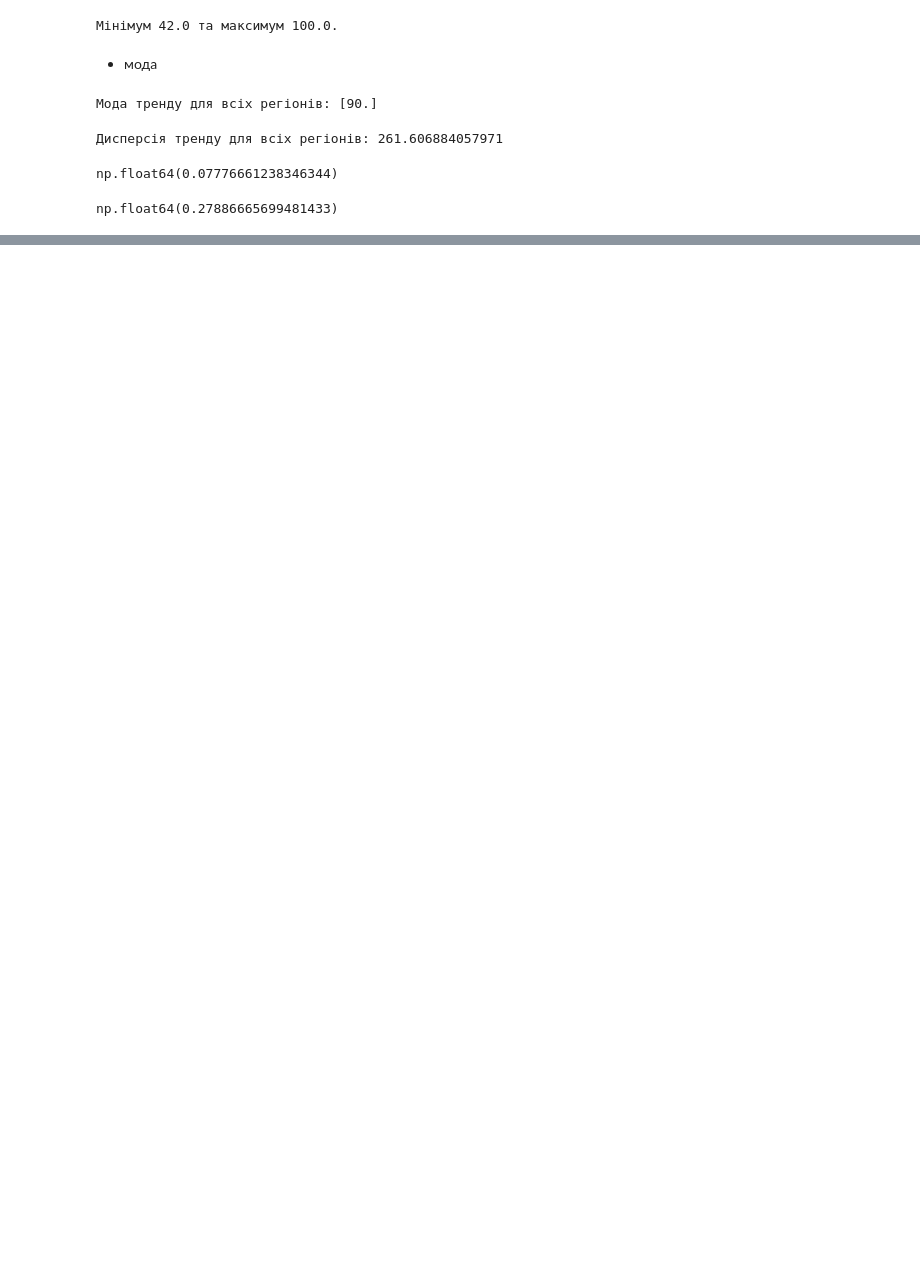
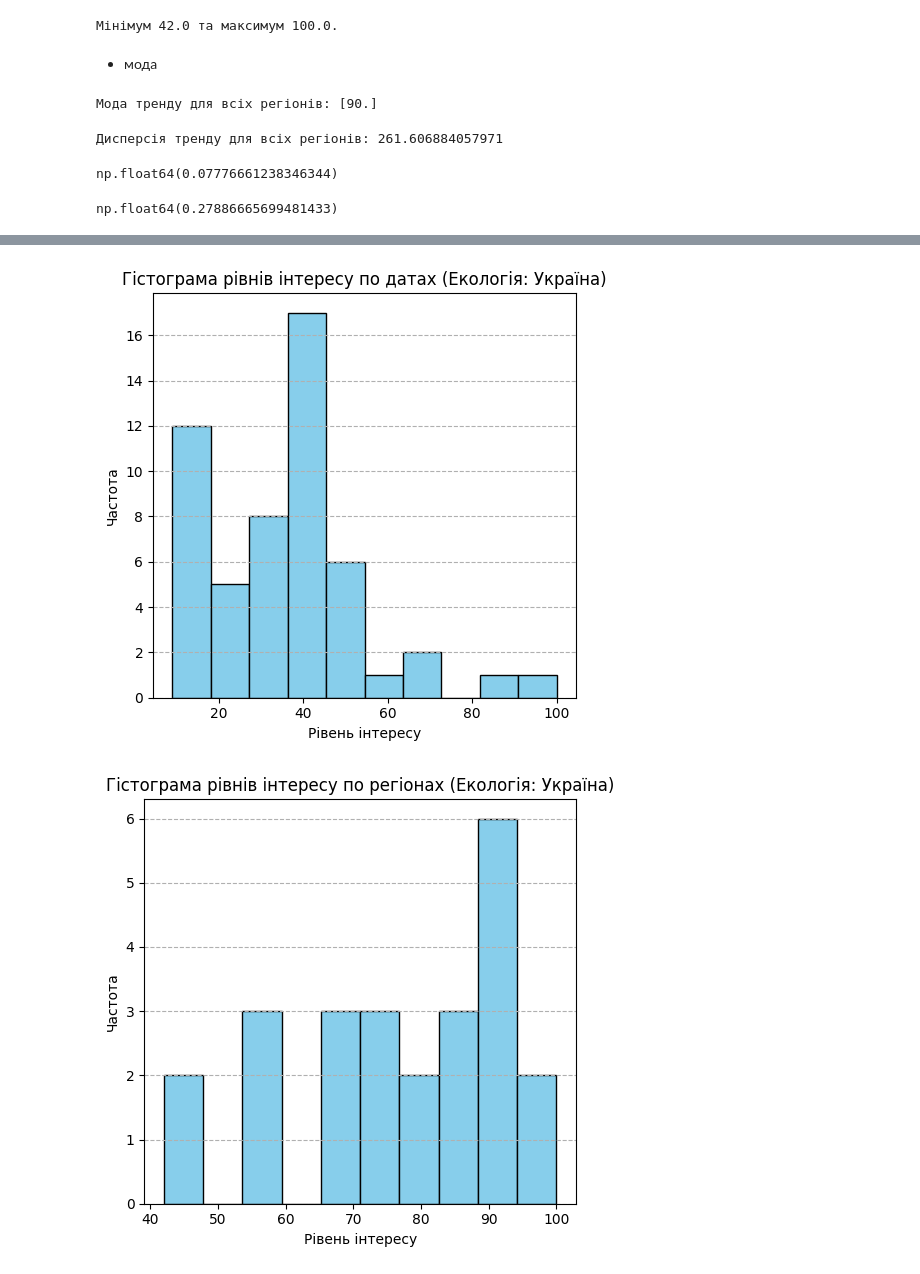
Before and after one commit to arc-lena/bloom, a Jupyter notebook: statistics/vika.ipynb, the cells around one changed output, grey strips where cells are left out. Saved outputs shown, nothing was run; the diff lists cells and outputs as text; code cells hidden in the pictures; blank space fills up the shorter version.

```diff
--- a/statistics/vika.ipynb
+++ b/statistics/vika.ipynb
@@ -84,0 +103,21 @@ np.float64(0.27886665699481433)
+# %%
+plt.figure(figsize=(5, 5))
+plt.hist(year_data["Trend"], bins=10, color='skyblue', edgecolor='black')
+plt.title("Гістограма рівнів інтересу по датах (Екологія: Україна)")
+plt.xlabel("Рівень інтересу")
+plt.ylabel("Частота")
+plt.grid(axis='y', linestyle='--')
+plt.tight_layout()
+plt.show()
+
+plt.figure(figsize=(5, 5))
+plt.hist(geo_data["Trend"], bins=10, color='skyblue', edgecolor='black')
+plt.title("Гістограма рівнів інтересу по регіонах (Екологія: Україна)")
+plt.xlabel("Рівень інтересу")
+plt.ylabel("Частота")
+plt.grid(axis='y', linestyle='--')
+plt.tight_layout()
+plt.show()
+# %% [output]
+[figure, added]
+[figure, added]
```
Also changed, not shown: parts of 8 cells of this notebook.
